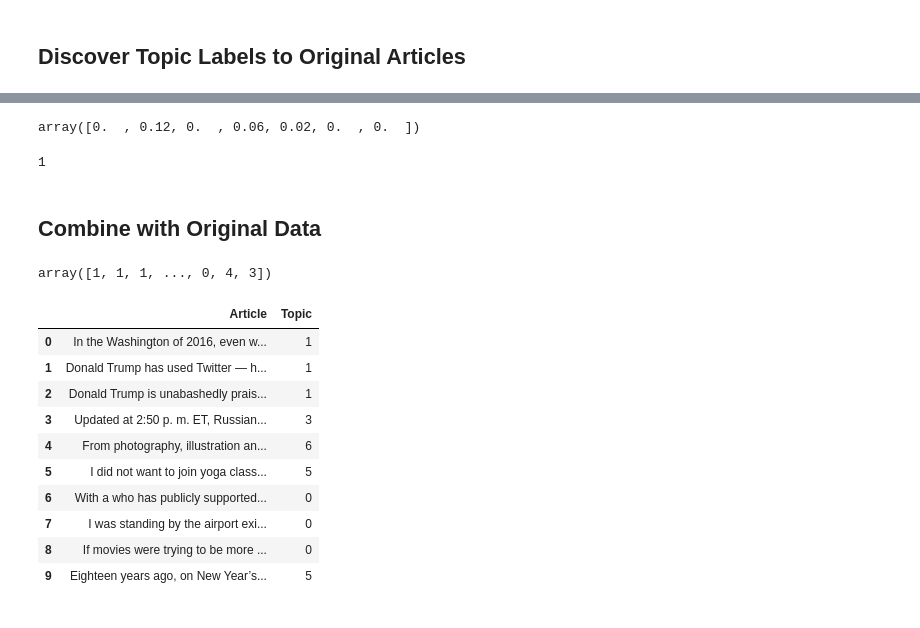
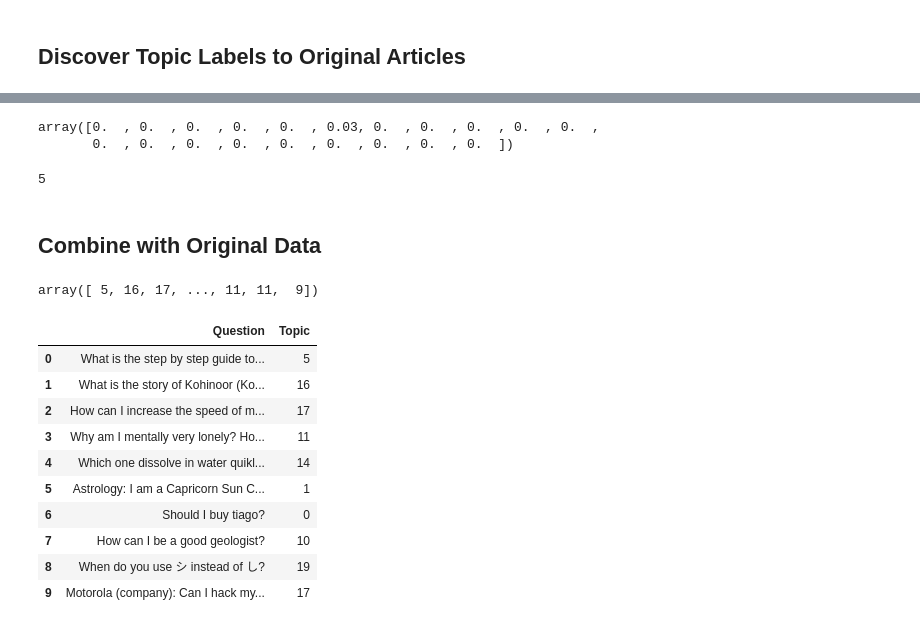
Before and after one commit to gc2321/3235-Machine-Learning, a Jupyter notebook: XTRA_NLP/5_topic_modeling_nmf_2_questions_and_answers.ipynb, the cells around one changed output, grey strips where cells are left out. Cells and saved outputs as stored; diff of their text form; code cells hidden in the pictures.

```diff
--- a/XTRA_NLP/5_topic_modeling_nmf_2_questions_and_answers.ipynb
+++ b/XTRA_NLP/5_topic_modeling_nmf_2_questions_and_answers.ipynb
@@ -10,6 +10,6 @@ Saving npr.csv to npr.csv
 import numpy as np
 import pandas as pd
 
-npr = pd.read_csv('npr.csv')
-npr.head()
+quora = pd.read_csv('quora_questions.csv')
+quora.head()
 # %% [output]
@@ -30,7 +30,7 @@ from sklearn.feature_extraction.text import TfidfVectorizer
 # %%
 tfidf = TfidfVectorizer(max_df=0.95, min_df=2, stop_words='english')
 # %%
-dtm = tfidf.fit_transform(npr['Article'])
+dtm = tfidf.fit_transform(quora['Question'])
 # %%
 dtm
 # %% [output]
@@ -41,7 +41,7 @@ dtm
 # %%
 from sklearn.decomposition import NMF
 # %%
-nmf_model = NMF(n_components=7,random_state=42)
+nmf_model = NMF(n_components=20,random_state=42)
 # %%
 nmf_model.fit(dtm)
 # %% [output]
@@ -169,30 +96,31 @@ array([0.        , 0.12079653, 0.00139891, 0.05915242, 0.01519226,
 # %%
 topic_results[0].round(2)
 # %% [output]
-array([0.  , 0.12, 0.  , 0.06, 0.02, 0.  , 0.  ])
+array([0.  , 0.  , 0.  , 0.  , 0.  , 0.03, 0.  , 0.  , 0.  , 0.  , 0.  ,
+       0.  , 0.  , 0.  , 0.  , 0.  , 0.  , 0.  , 0.  , 0.  ])
 # %%
 topic_results[0].argmax()
 # %% [output]
-1
+5
 # %% [markdown]
 ## Combine with Original Data
 # %%
 topic_results.argmax(axis=1)
 # %% [output]
-array([1, 1, 1, ..., 0, 4, 3])
+array([ 5, 16, 17, ..., 11, 11,  9])
 # %%
-npr['Topic'] = topic_results.argmax(axis=1)
+quora['Topic'] = topic_results.argmax(axis=1)
 # %%
-npr.head(10)
+quora.head(10)
 # %% [output]
-|  | Article | Topic |
-| 0 | In the Washington of 2016, even w... | 1 |
-| 1 | Donald Trump has used Twitter — h... | 1 |
-| 2 | Donald Trump is unabashedly prais... | 1 |
-| 3 | Updated at 2:50 p. m. ET, Russian... | 3 |
-| 4 | From photography, illustration an... | 6 |
-| 5 | I did not want to join yoga class... | 5 |
-| 6 | With a who has publicly supported... | 0 |
-| 7 | I was standing by the airport exi... | 0 |
-| 8 | If movies were trying to be more ... | 0 |
-| 9 | Eighteen years ago, on New Year’s... | 5 |
+|  | Question | Topic |
+| 0 | What is the step by step guide to... | 5 |
+| 1 | What is the story of Kohinoor (Ko... | 16 |
+| 2 | How can I increase the speed of m... | 17 |
+| 3 | Why am I mentally very lonely? Ho... | 11 |
+| 4 | Which one dissolve in water quikl... | 14 |
+| 5 | Astrology: I am a Capricorn Sun C... | 1 |
+| 6 | Should I buy tiago? | 0 |
+| 7 | How can I be a good geologist? | 10 |
+| 8 | When do you use シ instead of し? | 19 |
+| 9 | Motorola (company): Can I hack my... | 17 |
```
Also changed, not shown: parts of 21 cells of this notebook.
